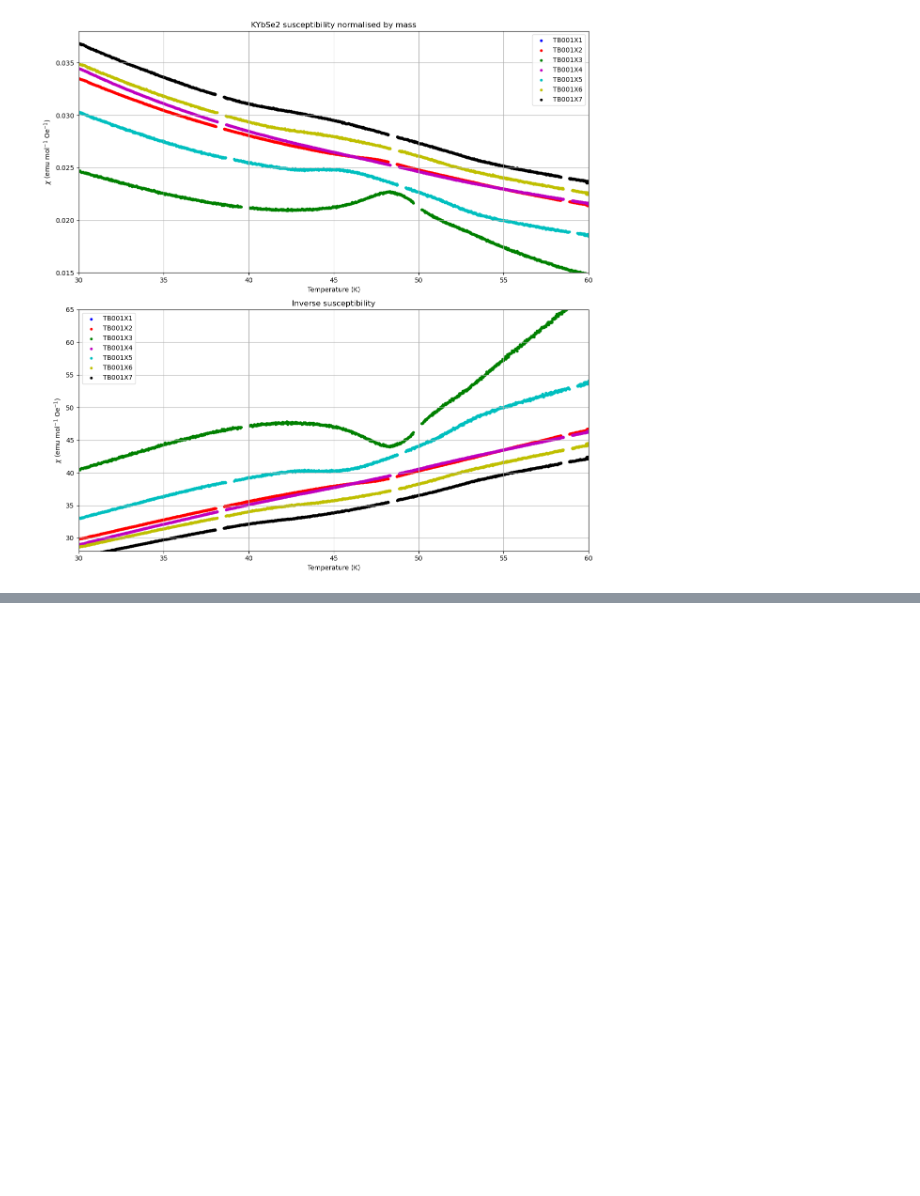
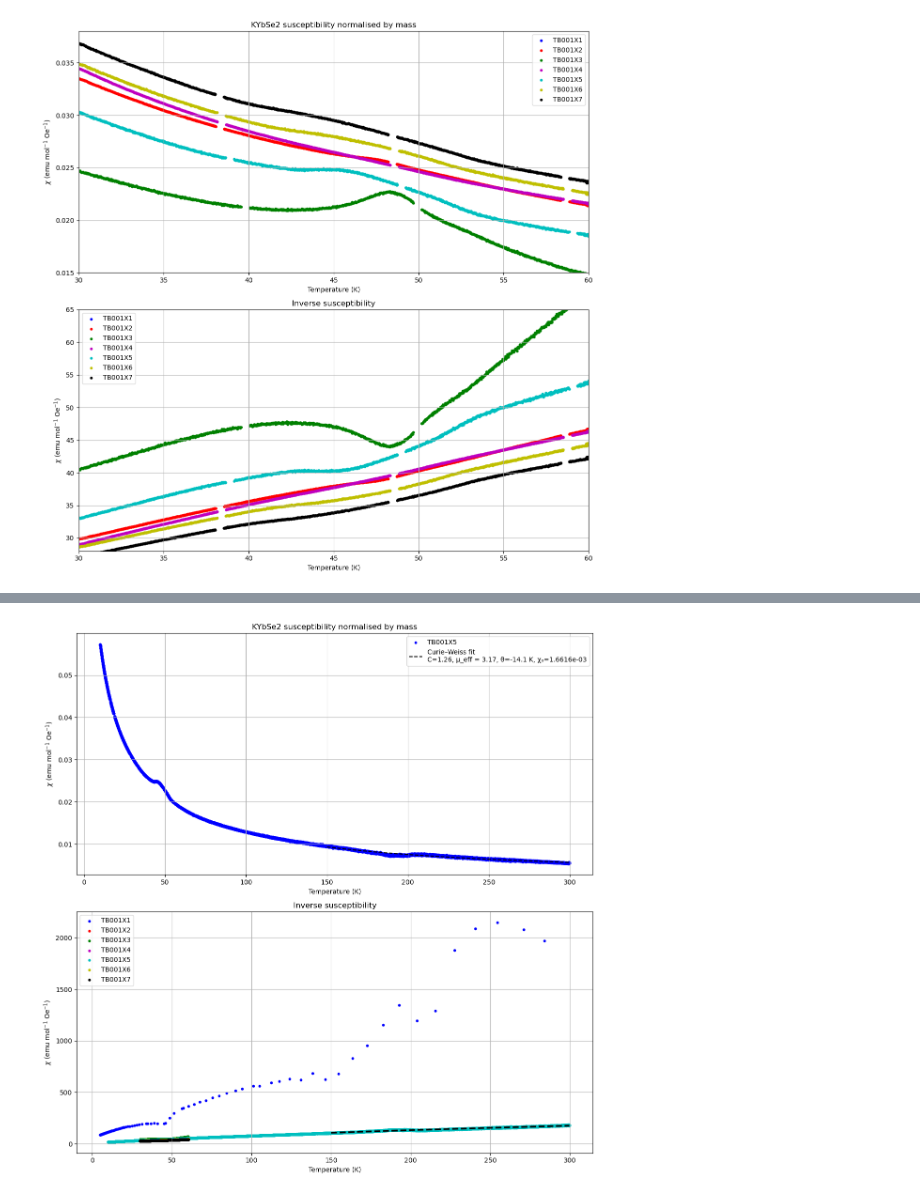
Before and after one commit to Brogan8813/strain-cell, a Jupyter notebook: PPMS_Data_and_Plotting/Plotting/KYbSe2/KYbSe2_TB001_susceptibility_comparison.ipynb, the cells around one changed output, grey strips where cells are left out. Cells and saved outputs as stored; diff of their text form; code cells hidden in the pictures; blank space fills up the shorter version.

```diff
--- a/PPMS_Data_and_Plotting/Plotting/KYbSe2/KYbSe2_TB001_susceptibility_comparison.ipynb
+++ b/PPMS_Data_and_Plotting/Plotting/KYbSe2/KYbSe2_TB001_susceptibility_comparison.ipynb
@@ -776,0 +466,93 @@ Headers found at line 30
+# %%
+"""
+Curie Weiss fitting of fifth and first dataset
+"""
+# -----------------------------
+# Define 3-parameter Curie–Weiss
+# -----------------------------
+def curie_weiss_3param(T, C, theta, chi0):
+    return C / (T - theta) + chi0
+
+# -----------------------------
+# Fit curie-weiss to the data
+# -----------------------------
+
+mask5 = (x5 > 150) & (x5 < 300)   # fitting window
+#mask5 = (x5 > 160) & (x5 < 250)
+x_fit5 = x5[mask5]
+y_fit5 = y5[mask5]
+
+valid5 = np.isfinite(x_fit5) & np.isfinite(y_fit5)
+x_fit5 = x_fit5[valid5]
+y_fit5 = y_fit5[valid5]
+
+popt, pcov = curve_fit(curie_weiss_3param, x_fit5, y_fit5,
+                    p0=[0.5, 30, -0.0])  # guesses: C, theta, chi0
+
+C_fit, theta_fit, chi0_fit = popt
+perr = np.sqrt(np.diag(pcov))
+
+# assuming C_fit and perr[0] (its 1σ) are from a fit done in emu/mol
+# if you used a plotting scale_factor (e.g. 1000), DO NOT apply it here.
+C_true = C_fit
+dC = perr[0]
+
+mu_eff = 2.828 * np.sqrt(C_true)                 # μB / f.u.
+mu_eff_err = 2.828 * 0.5 / np.sqrt(C_true) * dC  # error propagation
+
+
+
+print("===== Curie–Weiss Fit =====")
+print(f"C      = {C_fit:.4f} ± {perr[0]:.4f} emu K mol^-1 Oe^-1")
+print(f"μ_eff  = {mu_eff:.3f} ± {mu_eff_err:.3f} μB")
+print(f"θ      = {theta_fit:.2f} ± {perr[1]:.2f} K")
+print(f"χ₀     = {chi0_fit:.6f} ± {perr[2]:.6f} emu mol^-1 Oe^-1")
+
+
+
+# -----------------------------
+# Plot χ(T) with fit
+# -----------------------------
+fig, (ax1, ax2) = plt.subplots(2, 1, figsize=(12, 12))
+
+# --- χ(T)
+
+ax1.scatter(x5, y5, s=10, color='b', label="TB001X5")
+
+T_smooth = np.linspace(min(x_fit5), max(x_fit5), 500)
+ax1.plot(T_smooth, curie_weiss_3param(T_smooth, *popt), 'k--',
+        label=f"Curie–Weiss fit\nC={C_fit:.2f}, μ_eff = {mu_eff:.2f}, θ={theta_fit:.1f} K, χ₀={chi0_fit:.4e}")
+
+ax1.set_xlabel("Temperature (K)")
+ax1.set_ylabel(r"$\chi$ (emu mol$^{-1}$ Oe$^{-1}$)")
+ax1.set_title("KYbSe2 susceptibility normalised by mass")
+#ax1.set_xlim(30, 60)
+#ax1.set_ylim(0.015, 0.038)
+ax1.grid(True)
+ax1.legend()
+
+# --- χ⁻¹(T)
+ax2.scatter(x1, inv_y1, s=10, color='b', label="TB001X1")
+ax2.scatter(x2, inv_y2, s=10, color='r', label="TB001X2")
+ax2.scatter(x3, inv_y3, s=10, color='g', label="TB001X3")
+ax2.scatter(x4, inv_y4, s=10, color='m', label="TB001X4")
+ax2.scatter(x5, inv_y5, s=10, color='c', label="TB001X5")
+ax2.scatter(x6, inv_y6, s=10, color='y', label="TB001X6")
+ax2.scatter(x7, inv_y7, s=10, color='k', label="TB001X7")
+
+
+# For comparison, plot inverse of fit
+inv_fit = 1.0 / curie_weiss_3param(T_smooth, *popt)
+ax2.plot(T_smooth, inv_fit, 'k--', linewidth=2.5)
+
+ax2.set_xlabel("Temperature (K)")
+ax2.set_ylabel(r"$\chi$ (emu mol$^{-1}$ Oe$^{-1}$)")
+ax2.set_title("Inverse susceptibility")
+#ax2.set_xlim(30, 60)
+#ax2.set_ylim(28, 250)
+ax2.grid(True)
+ax2.legend()
+
+plt.tight_layout()
+plt.show()
+# %% [output]
@@ -776,0 +564 @@ Headers found at line 30
+[figure, added]
```
Also changed, not shown: parts of 3 cells of this notebook, 2 other files.
